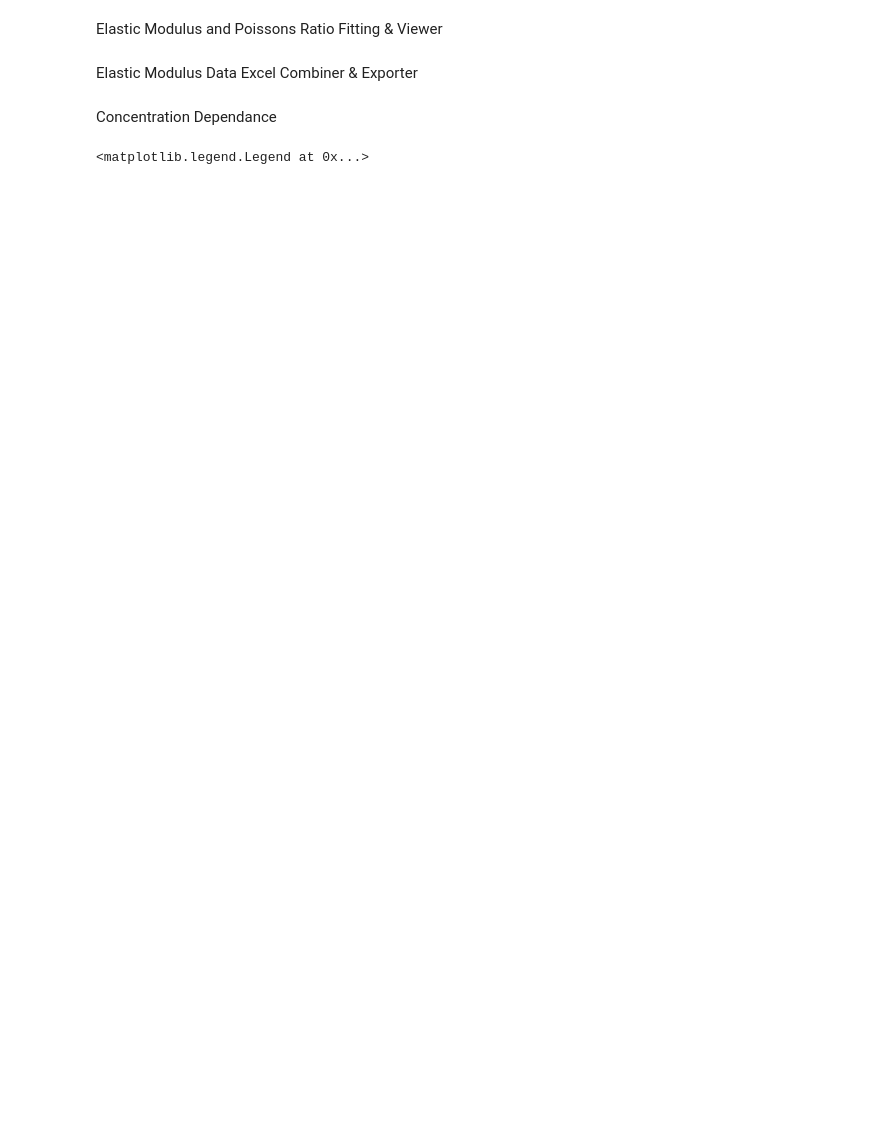
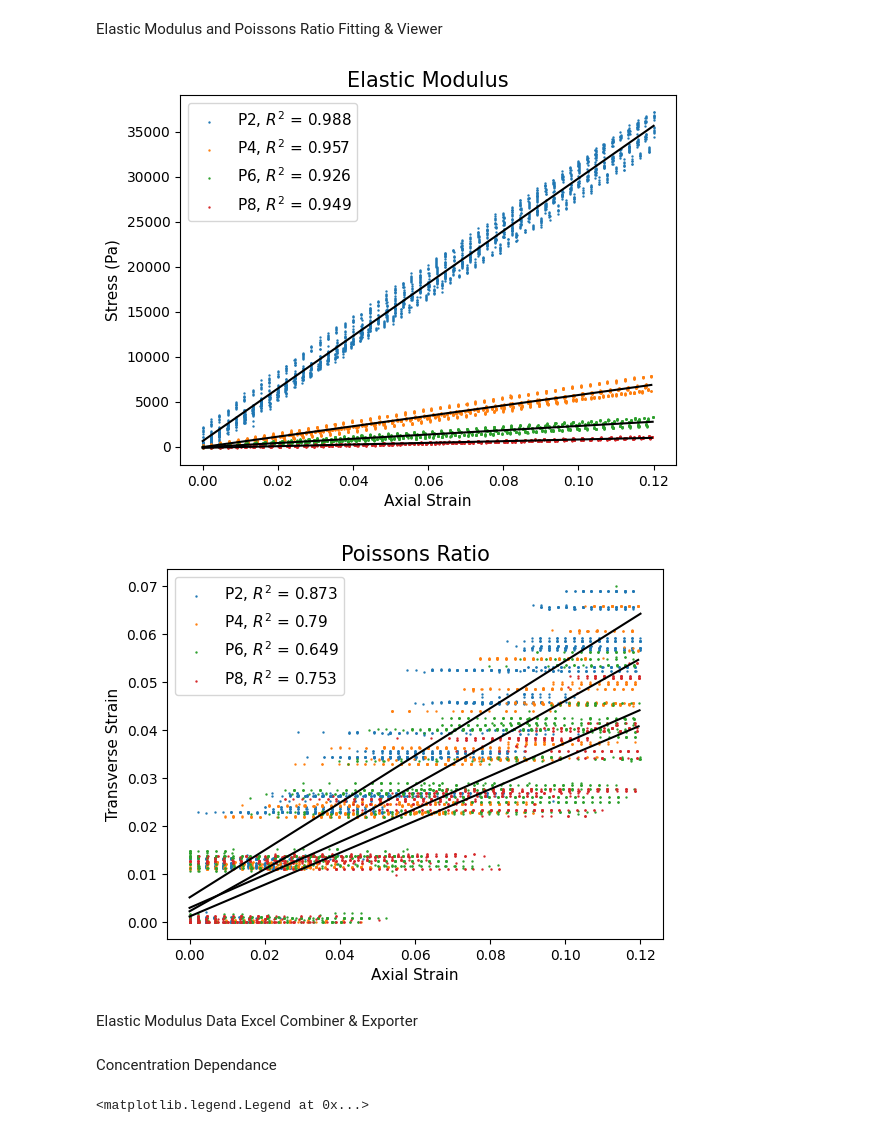
Before and after one commit to TheDuckenEngineer/PVC-Tensile-Experiment, a Jupyter notebook: Elastic and Hyperelastic fitting.ipynb, the cells around one changed output. Cells and saved outputs as stored; diff of their text form; code cells hidden in the pictures; blank space fills up the shorter version.

```diff
--- a/Elastic and Hyperelastic fitting.ipynb
+++ b/Elastic and Hyperelastic fitting.ipynb
@@ -31,36 +31,39 @@ for plastiRatio in ['P2', 'P4', 'P6', 'P8']:
     _, axStrain, _, transStrain, stress = InstronDataCompile('Elastic Data', plastiRatio)
 
     # define the elastic region
-    elasRegion = np.where(axStrain < 0.3)
+    elasRegion = np.where(axStrain < 0.12)
 
     # curve fit the elastic region.
     xfit = np.linspace(axStrain[elasRegion][0], axStrain[elasRegion][-1])
     poptE, pcovE = curve_fit(LinearFit, axStrain[elasRegion], stress[elasRegion]*1e6)
     poptP, pcovP = curve_fit(LinearFit, axStrain[elasRegion], transStrain[elasRegion])
 
     # plot engineering stress vs strain
     plt.figure(0)
     plt.scatter(axStrain[elasRegion], stress[elasRegion]*1e6, s = markerSize, label = f'{plastiRatio}, $R^2$ = {np.round(RSquared(stress[elasRegion]*1e6, LinearFit(axStrain[elasRegion], poptE[0], poptE[1])), 3)}')
     plt.plot(xfit, LinearFit(xfit, poptE[0], poptE[1]), 'black')
     plt.xlabel('Axial Strain', fontsize = axisSize)
     plt.ylabel('Stress (Pa)', fontsize = axisSize)
     plt.title(f'Elastic Modulus', fontsize = titleSize)
     plt.legend(fontsize = legendSize)
 
     # plot poissons ratio
     plt.figure(1)
     plt.scatter(axStrain[elasRegion], transStrain[elasRegion], s = markerSize, label = f'{plastiRatio}, $R^2$ = {np.round(RSquared(transStrain[elasRegion], LinearFit(axStrain[elasRegion], poptP[0], poptP[1])), 3)}')
     plt.plot(xfit, LinearFit(xfit, poptP[0], poptP[1]), 'black')
     plt.xlabel('Axial Strain', fontsize = axisSize)
     plt.ylabel('Transverse Strain', fontsize = axisSize)
     plt.title(f'Poissons Ratio', fontsize = titleSize)
     plt.legend(fontsize = legendSize)
 
     df.loc[i] = [plastiRatio, poptE[0], poptP[0], poptE[0]/2/(1 - 2*poptP[0])]
     i = i + 1
 plt.show()
 
 # df.to_csv(f"Data/PVC Gel Material Parameters.csv", sep = ',', header = True, index = False)
+# %% [output]
+[figure, added]
+[figure, added]
 # %% [markdown]
 Elastic Modulus Data Excel Combiner & Exporter
 # %%
```
Also changed, not shown: parts of 3 cells of this notebook, 1 other file.
